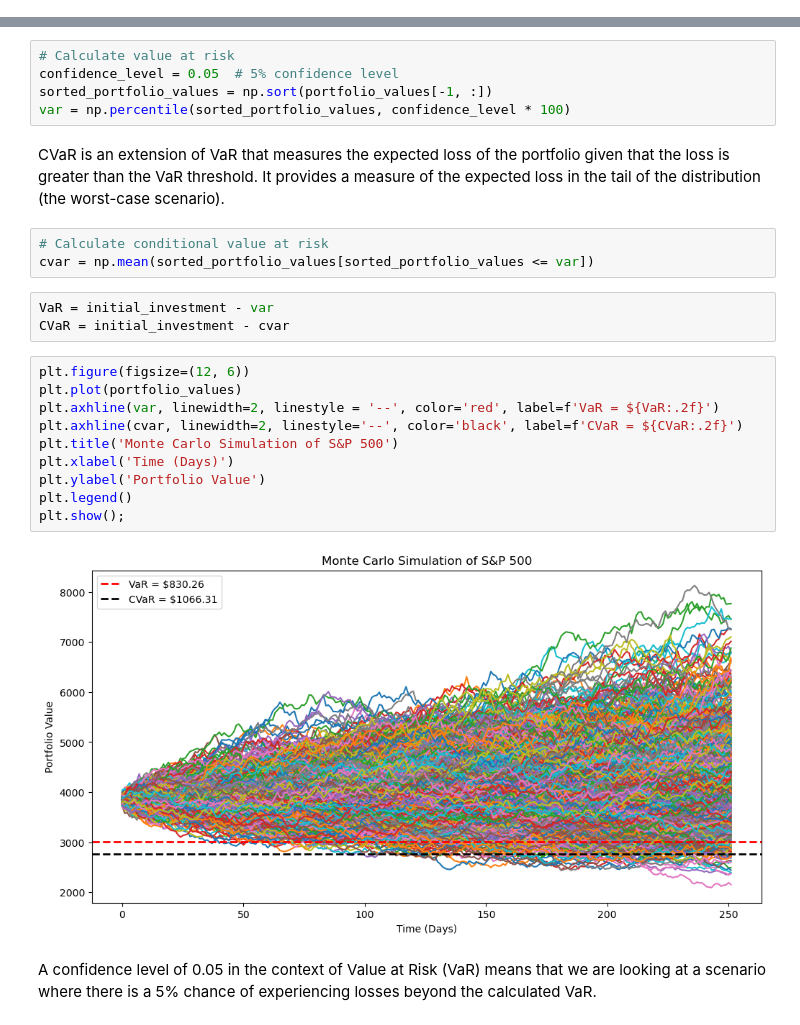
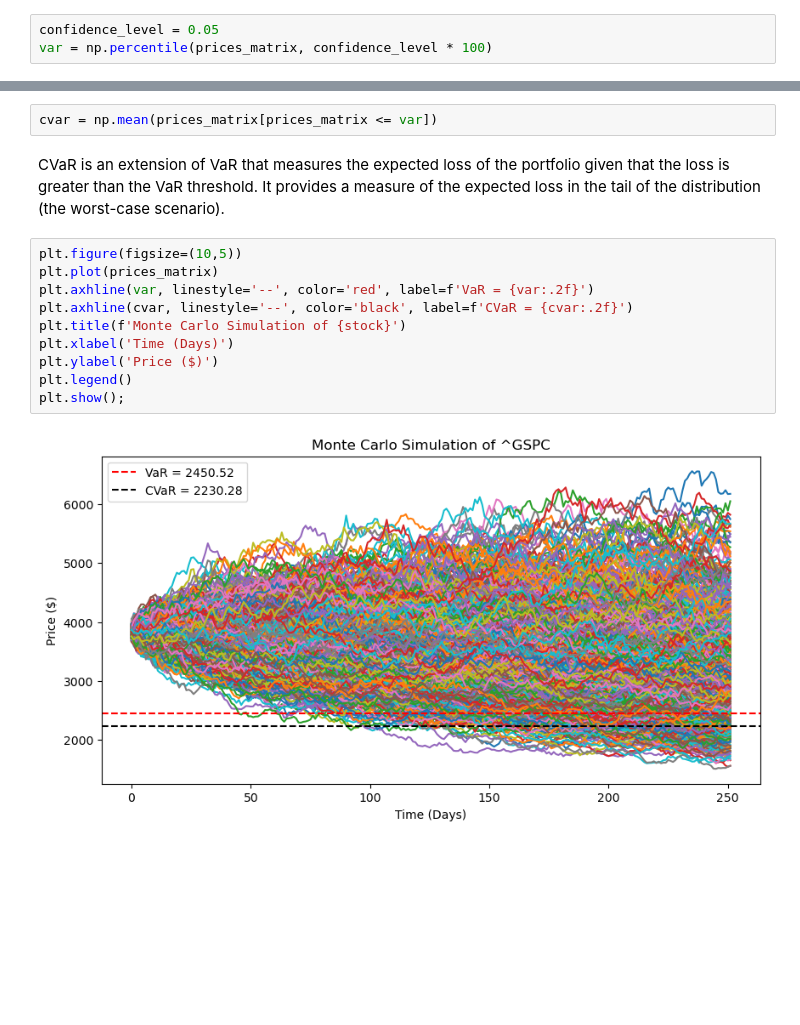
Before and after one commit to 7ired/monte_carlo, a Jupyter notebook: monte_carlo.ipynb, the cells around one changed output, grey strips where cells are left out. Cells and saved outputs as stored; diff of their text form; blank space fills up the shorter version.

```diff
--- a/monte_carlo.ipynb
+++ b/monte_carlo.ipynb
@@ -46,30 +36,22 @@ portfolio_values = initial_investment * cumulative_returns
+# %%
+confidence_level = 0.05
+var = np.percentile(prices_matrix, confidence_level * 100)
 # %% [markdown]
 VaR measures the maximum potential loss an investment portfolio is likely to face over a specified period for a given confidence interval. It provides a single, summary statistic for the risk of the portfolio.
-# %%
-# Calculate value at risk
-confidence_level = 0.05  # 5% confidence level
-sorted_portfolio_values = np.sort(portfolio_values[-1, :])
-var = np.percentile(sorted_portfolio_values, confidence_level * 100)
+# %%
+cvar = np.mean(prices_matrix[prices_matrix <= var])
 # %% [markdown]
 CVaR is an extension of VaR that measures the expected loss of the portfolio given that the loss is greater than the VaR threshold.
 It provides a measure of the expected loss in the tail of the distribution (the worst-case scenario).
-# %%
-# Calculate conditional value at risk
-cvar = np.mean(sorted_portfolio_values[sorted_portfolio_values <= var])
-# %%
-VaR = initial_investment - var
-CVaR = initial_investment - cvar
 # %%
-plt.figure(figsize=(12, 6))
-plt.plot(portfolio_values)
-plt.axhline(var, linewidth=2, linestyle = '--', color='red', label=f'VaR = ${VaR:.2f}')
-plt.axhline(cvar, linewidth=2, linestyle='--', color='black', label=f'CVaR = ${CVaR:.2f}')
-plt.title('Monte Carlo Simulation of S&P 500')
+plt.figure(figsize=(10,5))
+plt.plot(prices_matrix)
+plt.axhline(var, linestyle='--', color='red', label=f'VaR = {var:.2f}')
+plt.axhline(cvar, linestyle='--', color='black', label=f'CVaR = {cvar:.2f}')
+plt.title(f'Monte Carlo Simulation of {stock}')
 plt.xlabel('Time (Days)')
-plt.ylabel('Portfolio Value')
+plt.ylabel('Price ($)')
 plt.legend()
 plt.show();
 # %% [output]
-[figure, old version]
+[figure, new version]
-# %% [markdown]
-A confidence level of 0.05 in the context of Value at Risk (VaR) means that we are looking at a scenario where there is a 5% chance of experiencing losses beyond the calculated VaR.
```
Also changed, not shown: parts of 14 cells of this notebook.
